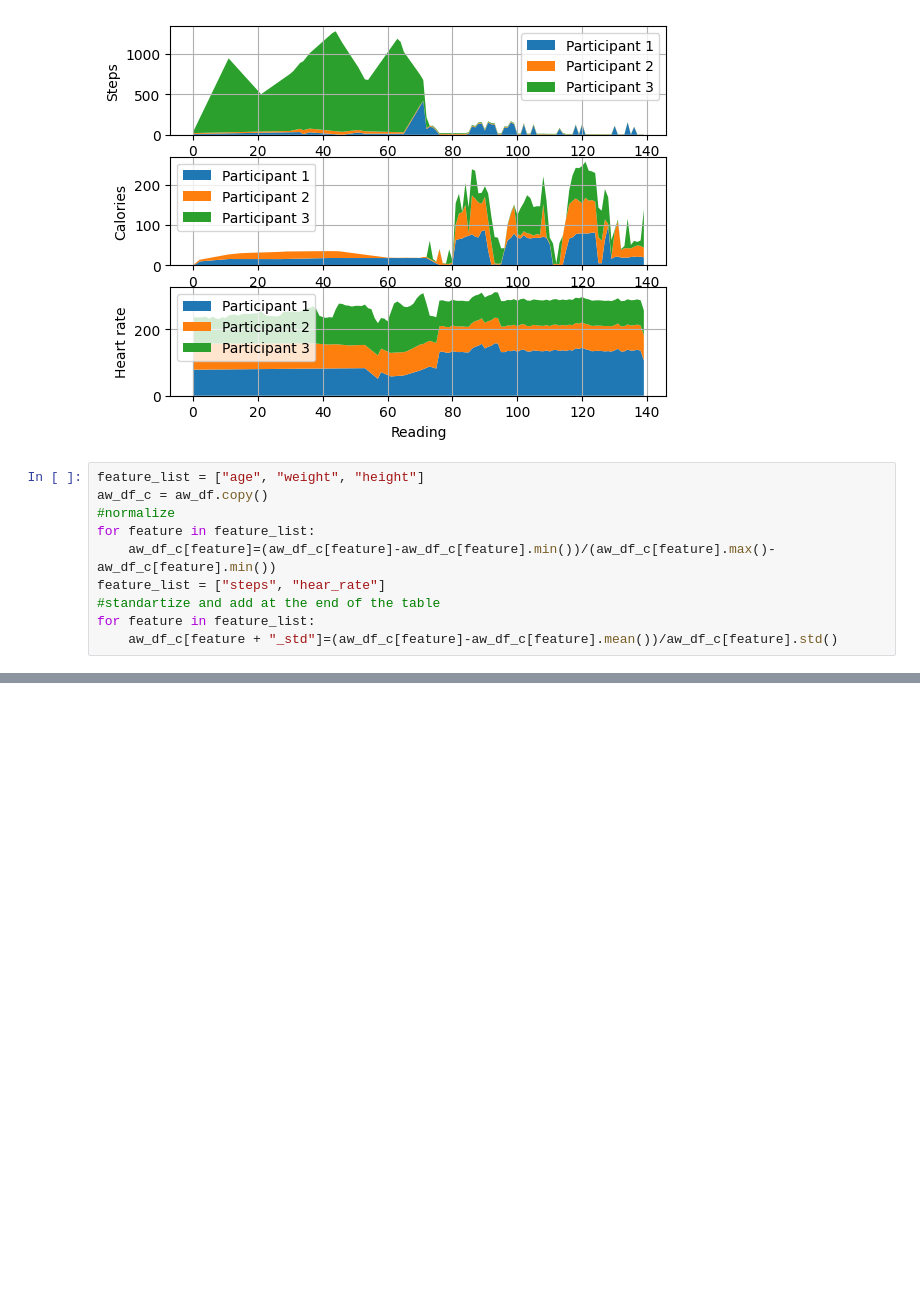
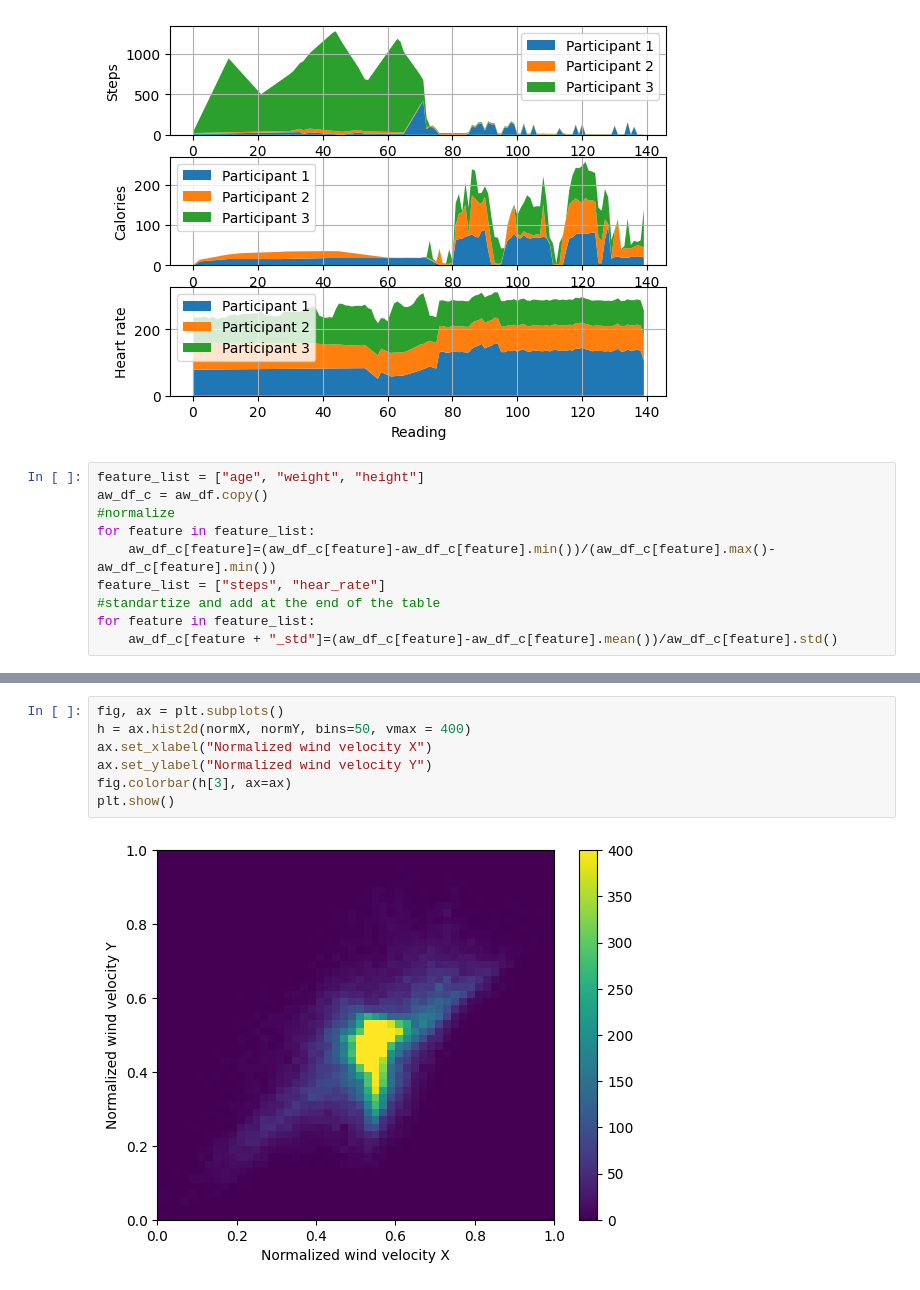
Before and after one commit to imgmaterial/AILabs, a Jupyter notebook: Labs/Lab2/Lab2.ipynb, the cells around one changed output, grey strips where cells are left out. Saved outputs shown, nothing was run; the diff lists cells and outputs as text; blank space fills up the shorter version.

```diff
--- a/Labs/Lab2/Lab2.ipynb
+++ b/Labs/Lab2/Lab2.ipynb
@@ -282,0 +292,9 @@ print(val)
+# %%
+fig, ax = plt.subplots()
+h = ax.hist2d(normX, normY, bins=50, vmax = 400)
+ax.set_xlabel("Normalized wind velocity X")
+ax.set_ylabel("Normalized wind velocity Y")
+fig.colorbar(h[3], ax=ax)
+plt.show()
+# %% [output]
+[figure, added]
```
Also changed, not shown: parts of 7 cells of this notebook.
